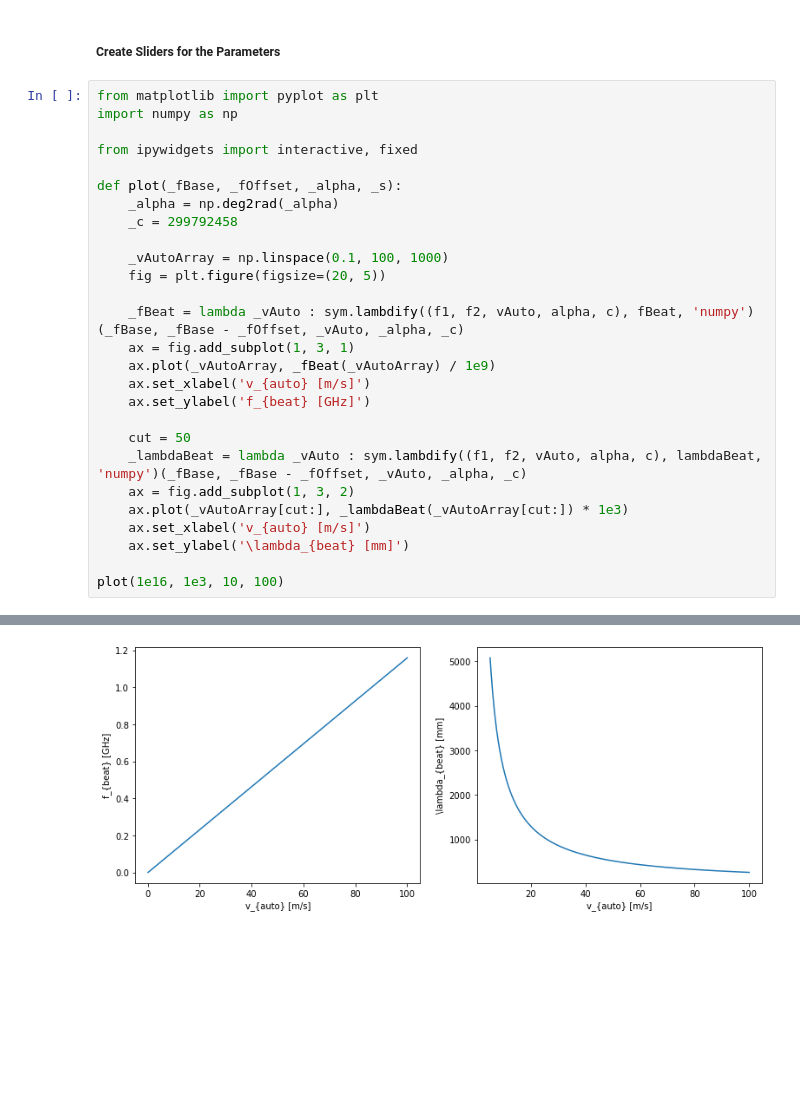
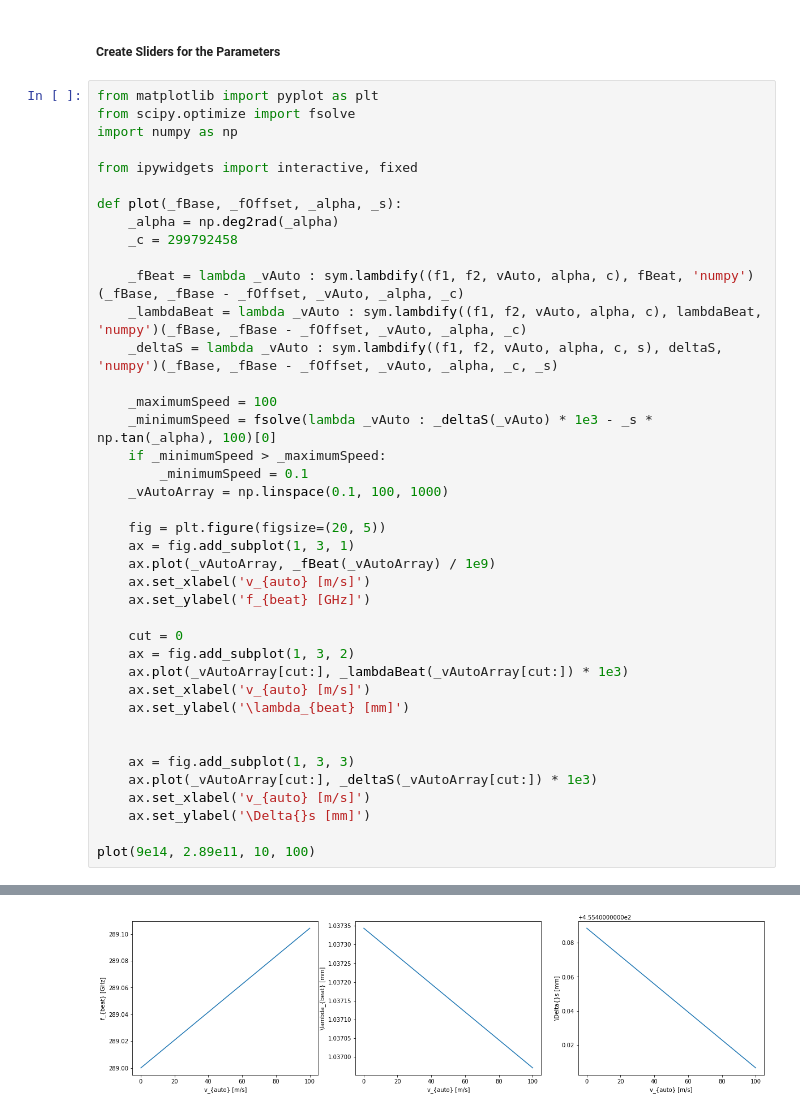
Before and after one commit to ClaasMeints/Optical-Velocimeter, a Jupyter notebook: Simulation.ipynb, the cells around one changed output, grey strips where cells are left out. Cells and saved outputs as stored; diff of their text form; blank space fills up the shorter version.

```diff
--- a/Simulation.ipynb
+++ b/Simulation.ipynb
@@ -48,6 +48,7 @@ $\displaystyle \Delta s = \sqrt{\left(s + \lambda_{beat}\right)^{2} - s^{2}}\qua
 ##### Create Sliders for the Parameters
 # %%
 from matplotlib import pyplot as plt
+from scipy.optimize import fsolve
 import numpy as np
 
 from ipywidgets import interactive, fixed
@@ -56,21 +57,33 @@ def plot(_fBase, _fOffset, _alpha, _s):
     _alpha = np.deg2rad(_alpha)
     _c = 299792458
 
+    _fBeat = lambda _vAuto : sym.lambdify((f1, f2, vAuto, alpha, c), fBeat, 'numpy')(_fBase, _fBase - _fOffset, _vAuto, _alpha, _c)
+    _lambdaBeat = lambda _vAuto : sym.lambdify((f1, f2, vAuto, alpha, c), lambdaBeat, 'numpy')(_fBase, _fBase - _fOffset, _vAuto, _alpha, _c)
+    _deltaS = lambda _vAuto : sym.lambdify((f1, f2, vAuto, alpha, c, s), deltaS, 'numpy')(_fBase, _fBase - _fOffset, _vAuto, _alpha, _c, _s)
+
+    _maximumSpeed = 100
+    _minimumSpeed = fsolve(lambda _vAuto : _deltaS(_vAuto) * 1e3 - _s * np.tan(_alpha), 100)[0]
+    if _minimumSpeed > _maximumSpeed:
+        _minimumSpeed = 0.1
     _vAutoArray = np.linspace(0.1, 100, 1000)
+
     fig = plt.figure(figsize=(20, 5))
-
-    _fBeat = lambda _vAuto : sym.lambdify((f1, f2, vAuto, alpha, c), fBeat, 'numpy')(_fBase, _fBase - _fOffset, _vAuto, _alpha, _c)
     ax = fig.add_subplot(1, 3, 1)
     ax.plot(_vAutoArray, _fBeat(_vAutoArray) / 1e9)
     ax.set_xlabel('v_{auto} [m/s]')
     ax.set_ylabel('f_{beat} [GHz]')
 
-    cut = 50
-    _lambdaBeat = lambda _vAuto : sym.lambdify((f1, f2, vAuto, alpha, c), lambdaBeat, 'numpy')(_fBase, _fBase - _fOffset, _vAuto, _alpha, _c)
+    cut = 0
     ax = fig.add_subplot(1, 3, 2)
     ax.plot(_vAutoArray[cut:], _lambdaBeat(_vAutoArray[cut:]) * 1e3)
     ax.set_xlabel('v_{auto} [m/s]')
     ax.set_ylabel('\lambda_{beat} [mm]')
 
-plot(1e16, 1e3, 10, 100)
+
+    ax = fig.add_subplot(1, 3, 3)
+    ax.plot(_vAutoArray[cut:], _deltaS(_vAutoArray[cut:]) * 1e3)
+    ax.set_xlabel('v_{auto} [m/s]')
+    ax.set_ylabel('\Delta{}s [mm]')
+
+plot(9e14, 2.89e11, 10, 100)
 # %% [output]
@@ -77 +91 @@ plot(1e16, 1e3, 10, 100)
-[figure, old version]
+[figure, new version]
```
Also changed, not shown: parts of 1 cell of this notebook.
